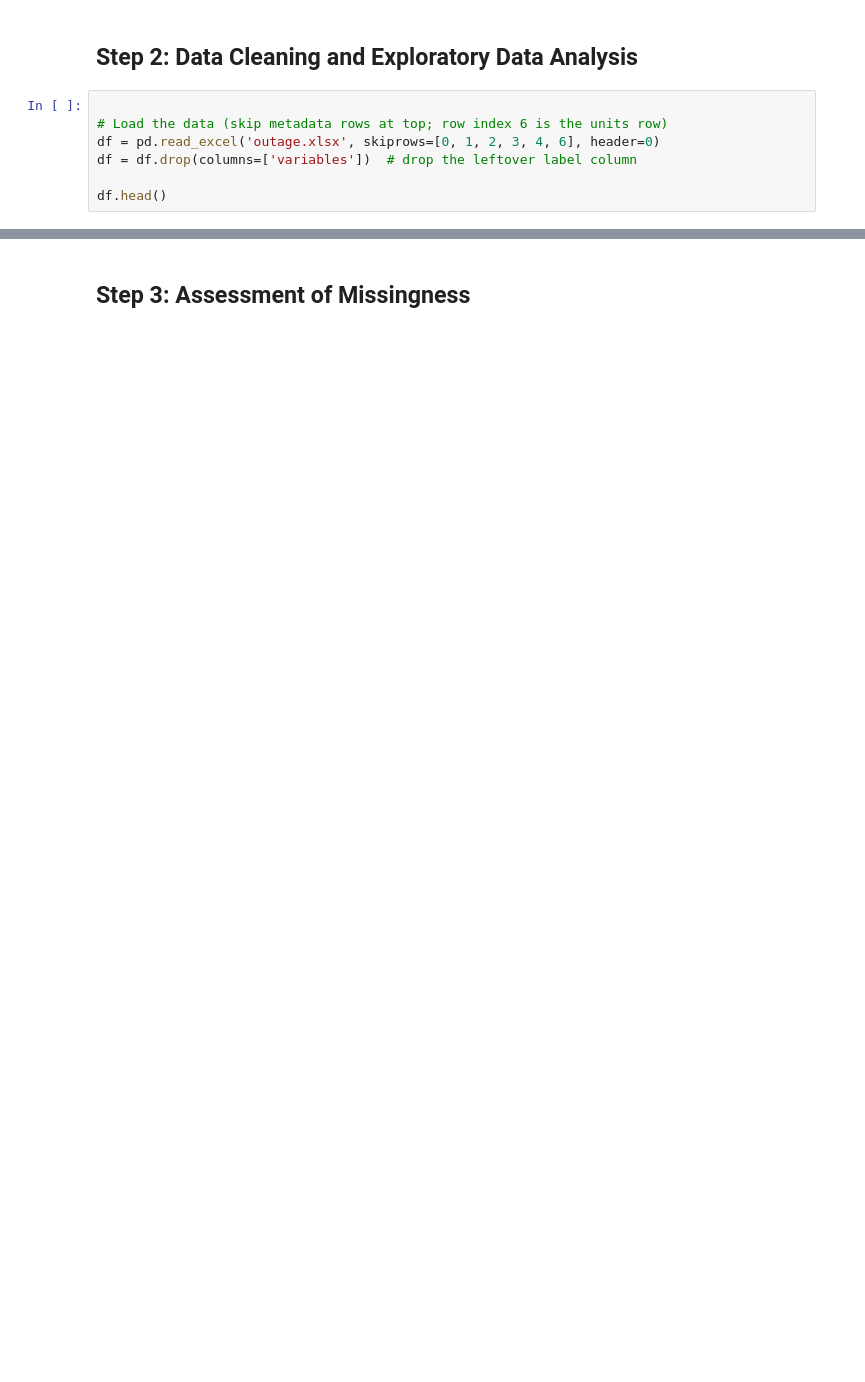
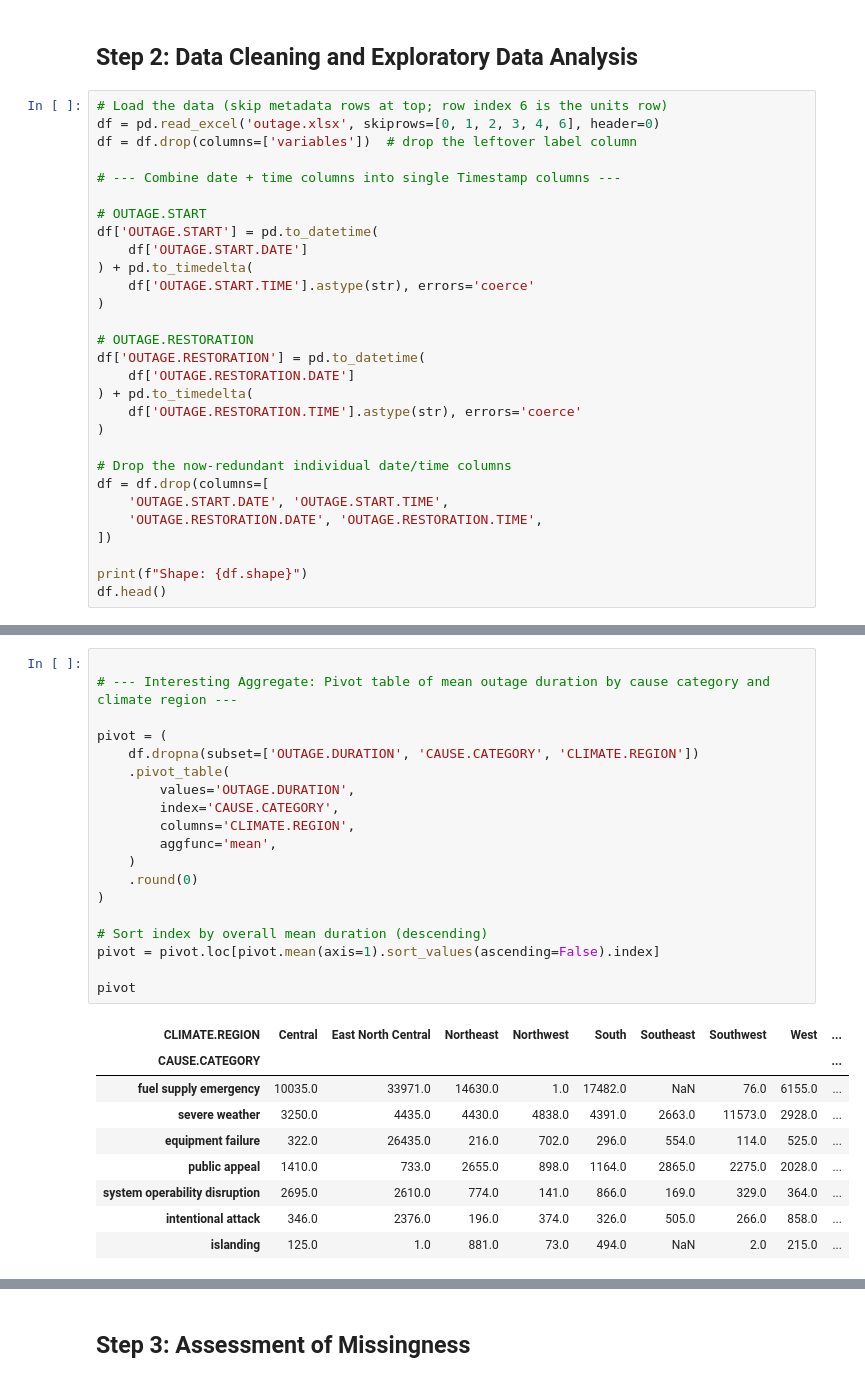
Before and after one commit to Nolan-Lo/Predicting_Power_Outage_Duration, a Jupyter notebook: template.ipynb, the cells around one changed output, grey strips where cells are left out. Cells and saved outputs as stored; diff of their text form; blank space fills up the shorter version.

```diff
--- a/template.ipynb
+++ b/template.ipynb
@@ -20,10 +30,32 @@ pd.options.plotting.backend = 'plotly'
 # %% [markdown]
 ## Step 2: Data Cleaning and Exploratory Data Analysis
 # %%
-
 # Load the data (skip metadata rows at top; row index 6 is the units row)
 df = pd.read_excel('outage.xlsx', skiprows=[0, 1, 2, 3, 4, 6], header=0)
 df = df.drop(columns=['variables'])  # drop the leftover label column
 
+# --- Combine date + time columns into single Timestamp columns ---
+
+# OUTAGE.START
+df['OUTAGE.START'] = pd.to_datetime(
+    df['OUTAGE.START.DATE']
+) + pd.to_timedelta(
+    df['OUTAGE.START.TIME'].astype(str), errors='coerce'
+)
+
+# OUTAGE.RESTORATION
+df['OUTAGE.RESTORATION'] = pd.to_datetime(
+    df['OUTAGE.RESTORATION.DATE']
+) + pd.to_timedelta(
+    df['OUTAGE.RESTORATION.TIME'].astype(str), errors='coerce'
+)
+
+# Drop the now-redundant individual date/time columns
+df = df.drop(columns=[
+    'OUTAGE.START.DATE', 'OUTAGE.START.TIME',
+    'OUTAGE.RESTORATION.DATE', 'OUTAGE.RESTORATION.TIME',
+])
+
+print(f"Shape: {df.shape}")
 df.head()
 # %% [output]
@@ -112,0 +133,29 @@ fig2.show()
+# %%
+
+# --- Interesting Aggregate: Pivot table of mean outage duration by cause category and climate region ---
+
+pivot = (
+    df.dropna(subset=['OUTAGE.DURATION', 'CAUSE.CATEGORY', 'CLIMATE.REGION'])
+    .pivot_table(
+        values='OUTAGE.DURATION',
+        index='CAUSE.CATEGORY',
+        columns='CLIMATE.REGION',
+        aggfunc='mean',
+    )
+    .round(0)
+)
+
+# Sort index by overall mean duration (descending)
+pivot = pivot.loc[pivot.mean(axis=1).sort_values(ascending=False).index]
+
+pivot
+# %% [output]
+| CLIMATE.REGION | Central | East North Central | Northeast | Northwest | South | Southeast | Southwest | West | ... |
+| CAUSE.CATEGORY |  |  |  |  |  |  |  |  | ... |
+| fuel supply emergency | 10035.0 | 33971.0 | 14630.0 | 1.0 | 17482.0 | NaN | 76.0 | 6155.0 | ... |
+| severe weather | 3250.0 | 4435.0 | 4430.0 | 4838.0 | 4391.0 | 2663.0 | 11573.0 | 2928.0 | ... |
+| equipment failure | 322.0 | 26435.0 | 216.0 | 702.0 | 296.0 | 554.0 | 114.0 | 525.0 | ... |
+| public appeal | 1410.0 | 733.0 | 2655.0 | 898.0 | 1164.0 | 2865.0 | 2275.0 | 2028.0 | ... |
+| system operability disruption | 2695.0 | 2610.0 | 774.0 | 141.0 | 866.0 | 169.0 | 329.0 | 364.0 | ... |
+| intentional attack | 346.0 | 2376.0 | 196.0 | 374.0 | 326.0 | 505.0 | 266.0 | 858.0 | ... |
+| islanding | 125.0 | 1.0 | 881.0 | 73.0 | 494.0 | NaN | 2.0 | 215.0 | ... |
```
Also changed, not shown: parts of 21 cells of this notebook.
